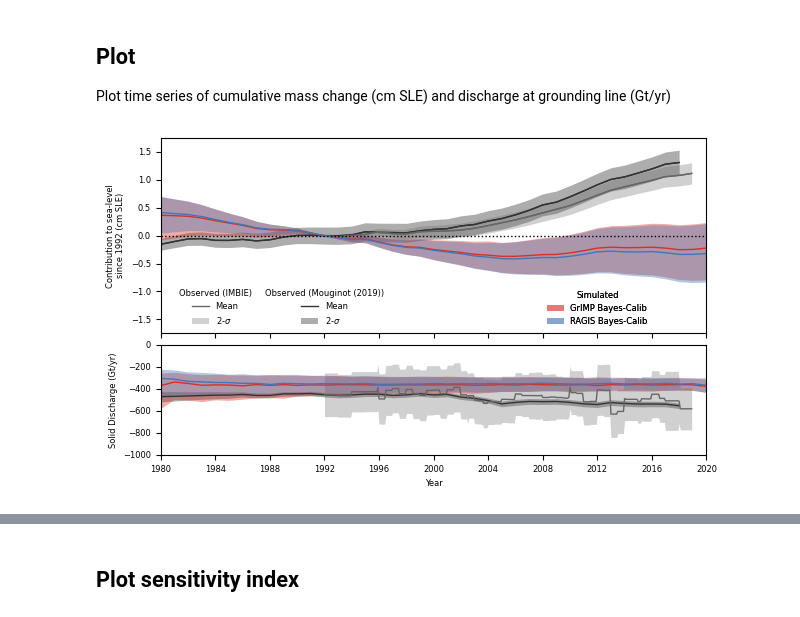
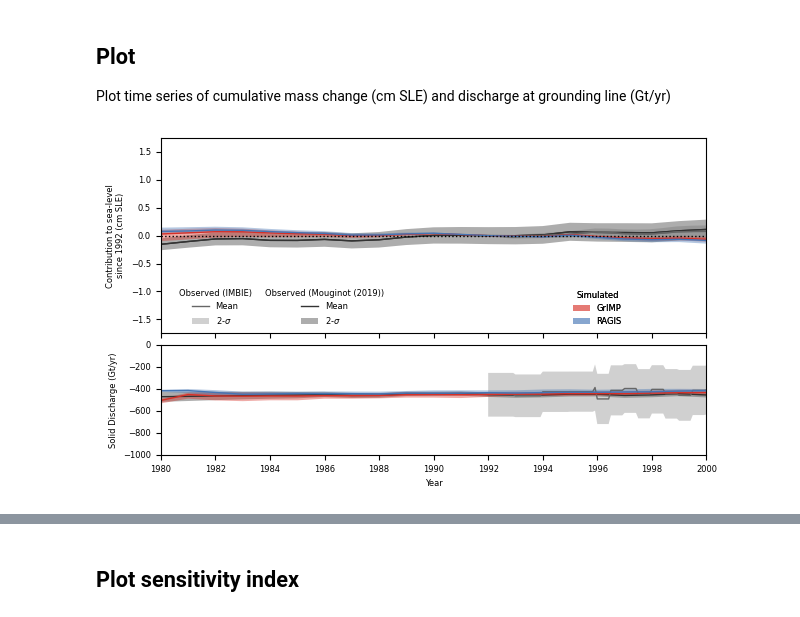
Before and after one commit to pism/pism-ragis, a Jupyter notebook: notebooks/analyze_ensembles.ipynb, the cells around one changed output, grey strips where cells are left out. Cells and saved outputs as stored; diff of their text form; code cells hidden in the pictures.

```diff
--- a/notebooks/analyze_ensembles.ipynb
+++ b/notebooks/analyze_ensembles.ipynb
@@ -223,7 +264,7 @@ dtype: float64
 
 Plot time series of cumulative mass change (cm SLE) and discharge at grounding line (Gt/yr)
 # %%
-plot_experiments = [experiments[0], experiments[1]]
+plot_experiments = [experiments[2], experiments[3]]
 
 plt.rc('font', size=6)
 plt.style.use("tableau-colorblind10")
@@ -274,34 +315,34 @@ if len(sims_cis) < 4:
 else:
     ncols = 2
 legend_sims = axs[0].legend(handles=sims_cis, loc="lower center", bbox_to_anchor=[0.8, .0],
                            title=f"Simulated", ncols=ncols)
 legend_sims.get_frame().set_linewidth(0.0)
 legend_sims.get_frame().set_alpha(0.0)
 axs[0].add_artist(legend_sims)
 
 
 
 
 fig.set_facecolor(bg_color)
 for ax in axs:
     ax.set_facecolor(bg_color)
 fig.set_facecolor(bg_color)
 
 axs[0].axhline(0, color="k", ls="dotted", lw=1.0)
 axs[0].set_xlabel("")
 axs[0].set_ylabel("Contribution to sea-level\nsince 1992 (cm SLE)")
 axs[-1].set_xlabel("Year")
 axs[1].set_ylabel("Solid Discharge (Gt/yr)")
 axs[0].set_xlim(pd.to_datetime("1980-1-1"), pd.to_datetime("2020-1-1"))
 axs[0].set_ylim(-1.75, 1.75)
 axs[1].set_ylim(-1000, 0)
 
 # fig.tight_layout()
 fig.savefig("ragis-comp_scalar_1980-2020.pdf")
 fig.savefig("ragis-comp_scalar_1980-2020.png", dpi=300)
 
-# axs[0].set_xlim(pd.to_datetime("1980-1-1"), pd.to_datetime("2000-1-1"))
-# fig.savefig("ragis-comp_scalar_1980-2000.pdf")
-# fig.savefig("ragis-comp_scalar_1980-2000.png", dpi=300)
+axs[0].set_xlim(pd.to_datetime("1980-1-1"), pd.to_datetime("2000-1-1"))
+fig.savefig("ragis-comp_scalar_1980-2000.pdf")
+fig.savefig("ragis-comp_scalar_1980-2000.png", dpi=300)
 # %% [output]
-[figure, old version]
+[figure, new version]
```
Also changed, not shown: parts of 10 cells of this notebook, 6 other files.
